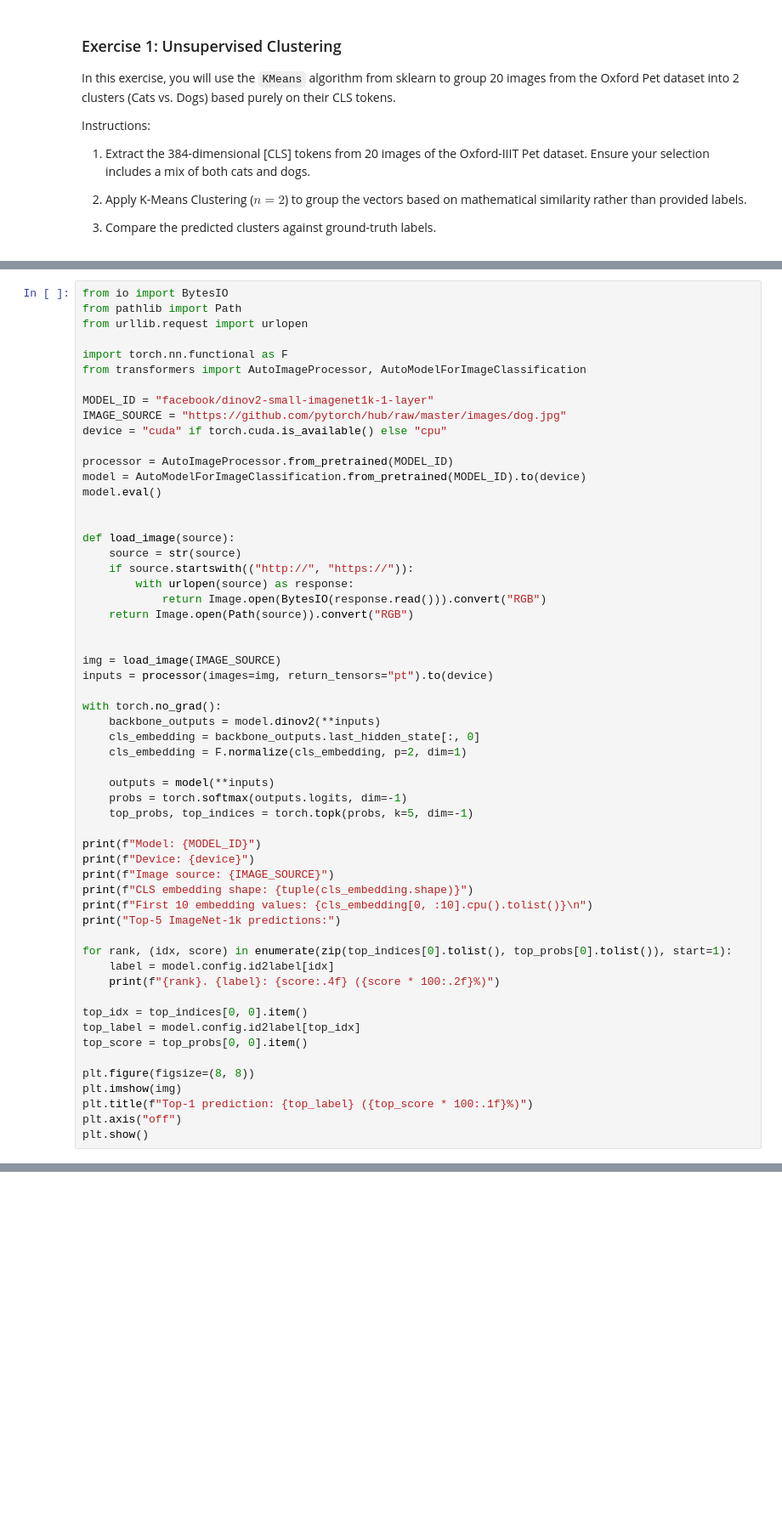
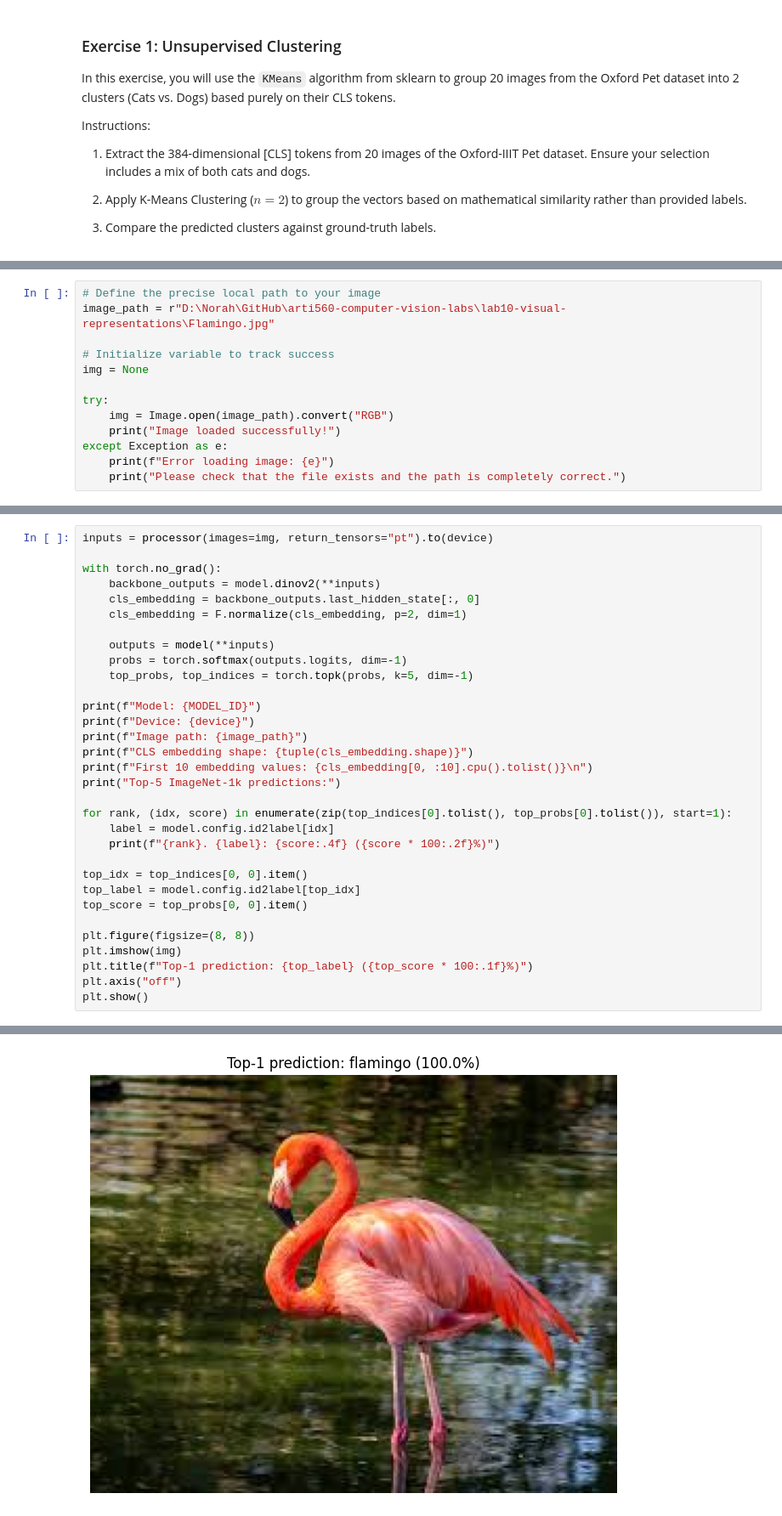
Before and after one commit to norahDo2/arti560-computer-vision-labs, a Jupyter notebook: lab10-visual-representations/lab10-visual-representations-exercise.ipynb, the cells around one changed output, grey strips where cells are left out. Shown at 85% size. Cells and saved outputs as stored; diff of their text form; blank space fills up the shorter version.

```diff
--- a/lab10-visual-representations/lab10-visual-representations-exercise.ipynb
+++ b/lab10-visual-representations/lab10-visual-representations-exercise.ipynb
@@ -160,0 +202,13 @@ Instructions:
+# %%
+# Define the precise local path to your image
+image_path = r"D:\Norah\GitHub\arti560-computer-vision-labs\lab10-visual-representations\Flamingo.jpg"
+
+# Initialize variable to track success
+img = None
+
+try:
+    img = Image.open(image_path).convert("RGB")
+    print("Image loaded successfully!")
+except Exception as e:
+    print(f"Error loading image: {e}")
+    print("Please check that the file exists and the path is completely correct.")
@@ -161,29 +217,4 @@ Instructions:
 # %%
-from io import BytesIO
-from pathlib import Path
-from urllib.request import urlopen
-
-import torch.nn.functional as F
-from transformers import AutoImageProcessor, AutoModelForImageClassification
-
-MODEL_ID = "facebook/dinov2-small-imagenet1k-1-layer"
-IMAGE_SOURCE = "https://github.com/pytorch/hub/raw/master/images/dog.jpg"
-device = "cuda" if torch.cuda.is_available() else "cpu"
-
-processor = AutoImageProcessor.from_pretrained(MODEL_ID)
-model = AutoModelForImageClassification.from_pretrained(MODEL_ID).to(device)
-model.eval()
-
-
-def load_image(source):
-    source = str(source)
-    if source.startswith(("http://", "https://")):
-        with urlopen(source) as response:
-            return Image.open(BytesIO(response.read())).convert("RGB")
-    return Image.open(Path(source)).convert("RGB")
-
-
-img = load_image(IMAGE_SOURCE)
 inputs = processor(images=img, return_tensors="pt").to(device)
 
 with torch.no_grad():
@@ -197,7 +228,7 @@ with torch.no_grad():
 
 print(f"Model: {MODEL_ID}")
 print(f"Device: {device}")
-print(f"Image source: {IMAGE_SOURCE}")
+print(f"Image path: {image_path}")
 print(f"CLS embedding shape: {tuple(cls_embedding.shape)}")
 print(f"First 10 embedding values: {cls_embedding[0, :10].cpu().tolist()}\n")
 print("Top-5 ImageNet-1k predictions:")
@@ -215,3 +246,4 @@ plt.imshow(img)
 plt.title(f"Top-1 prediction: {top_label} ({top_score * 100:.1f}%)")
 plt.axis("off")
 plt.show()
+# %% [output]
@@ -217,0 +262 @@ plt.show()
+[figure, added]
```
Also changed, not shown: parts of 9 cells of this notebook.
